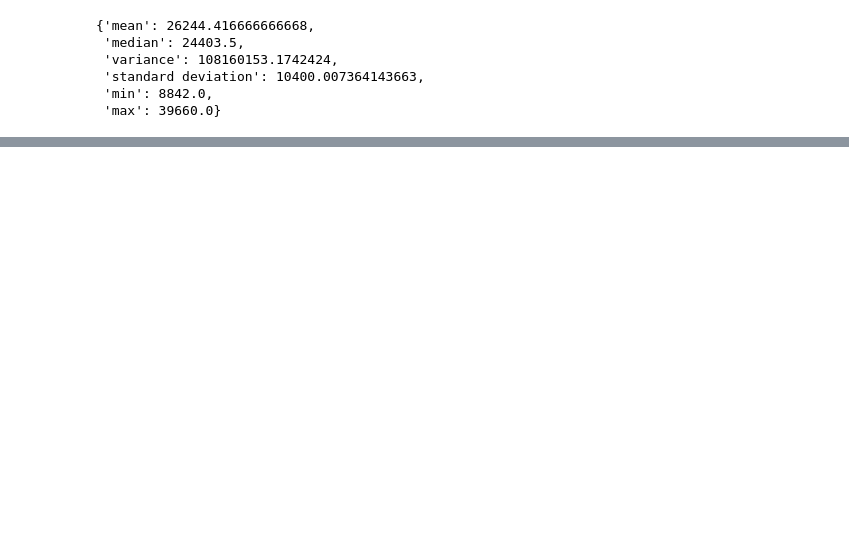
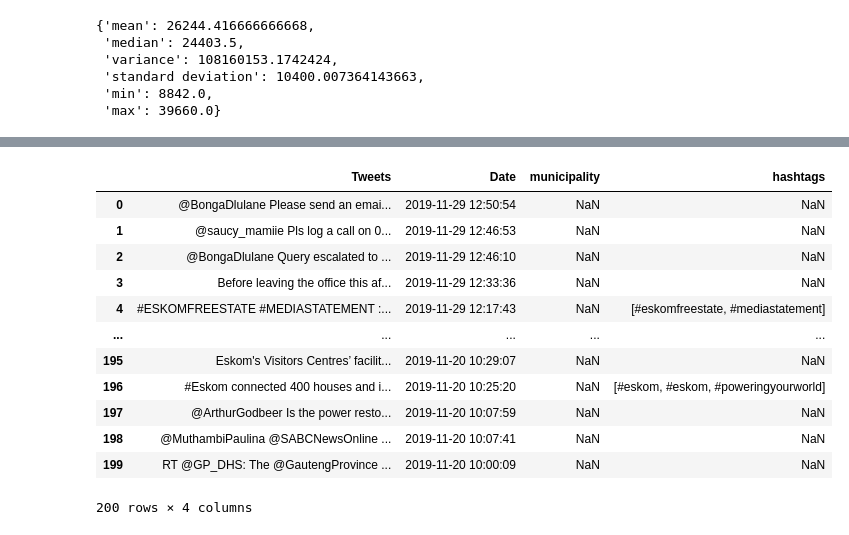
Before and after one commit to nthabeleng-vilakazi/Data-Science-Portfolio, a Jupyter notebook: Analysing Eskom Data/Function To Analyse Eskom Data.ipynb, the cells around one changed output, grey strips where cells are left out. Drawn from its saved outputs; the diff is of its cells as text; code cells hidden in the pictures; blank space fills up the shorter version.

```diff
--- a/Analysing Eskom Data/Function To Analyse Eskom Data.ipynb
+++ b/Analysing Eskom Data/Function To Analyse Eskom Data.ipynb
@@ -52,5 +43,4 @@ gauteng = [float(x) for x in gauteng]
 # %%
-url = 'https://raw.githubusercontent.com/RidhaMoosa/eskom_data-/master/twitter_nov_2019.csv'
-twitter_df = pd.read_csv(url)
-
-dates = twitter_df['Date'].to_list()
+twitter_url = 'https://raw.githubusercontent.com/Explore-AI/Public-Data/master/Data/twitter_nov_2019.csv'
+twitter_df = pd.read_csv(twitter_url)
+twitter_df.head()
@@ -183,0 +239,49 @@ def five_num_summary(items):
+# %%
+### START FUNCTION
+def extract_municipality_hashtags(df):
+    # your code here
+    muni = list(mun_dict.keys())
+    df1 = df.copy()
+    cities = []
+    hashtags = []
+
+    Tweets = list(df1['Tweets']) # Place Tweets in List
+    Tweets_Split = [] # Empty List for appending lists of words for each tweet
+    for Tweet in Tweets: # Loop to go through every Tweet in list
+        Tweets_Split.append(Tweet.lower().split()) # Append the split words to empty list created above
+
+    for tweet in Tweets_Split: # Go to each tweet in the split words list
+        city1 = '' # Create empty string to store city names
+        hashs = [] # Create list to store Hastags per tweet
+        for words in tweet: # Goto each word in the tweet
+            if words in muni: # if word is in Municipality Dict Keys
+                city1 = str(mun_dict[words]) # Then Store the City for the key
+            if '#' in words: # if word contains a Hashtag
+                words = words.lower() # Store Word as lower case
+                hashs.append(words) # append word to list of hashs for that tweet
+        cities.append(city1) # Store city Name and append to list for each tweet
+        hashtags.append(hashs) # Store hastags per tweet and append to list
+
+    cities = [np.nan if x == '' else x for x in cities] # Replace empty string with np.nan
+    df1['municipality'] = cities # Insert
+    df1['hashtags'] = hashtags #Insert
+    df1['hashtags'] = df1['hashtags'].apply(lambda y: np.nan if len(y)==0 else y) # Replace empty lists(no hashtags) with np.nan
+
+    return df1
+### END FUNCTION
+# %%
+extract_municipality_hashtags(twitter_df.copy())
+# %% [output]
+|  | Tweets | Date | municipality | hashtags |
+| 0 | @BongaDlulane Please send an emai... | 2019-11-29 12:50:54 | NaN | NaN |
+| 1 | @saucy_mamiie Pls log a call on 0... | 2019-11-29 12:46:53 | NaN | NaN |
+| 2 | @BongaDlulane Query escalated to ... | 2019-11-29 12:46:10 | NaN | NaN |
+| 3 | Before leaving the office this af... | 2019-11-29 12:33:36 | NaN | NaN |
+| 4 | #ESKOMFREESTATE #MEDIASTATEMENT :... | 2019-11-29 12:17:43 | NaN | [#eskomfreestate, #mediastatement] |
+| ... | ... | ... | ... | ... |
+| 195 | Eskom's Visitors Centres’ facilit... | 2019-11-20 10:29:07 | NaN | NaN |
+| 196 | #Eskom connected 400 houses and i... | 2019-11-20 10:25:20 | NaN | [#eskom, #eskom, #poweringyourworld] |
+| 197 | @ArthurGodbeer Is the power resto... | 2019-11-20 10:07:59 | NaN | NaN |
+| 198 | @MuthambiPaulina @SABCNewsOnline ... | 2019-11-20 10:07:41 | NaN | NaN |
+| 199 | RT @GP_DHS: The @GautengProvince ... | 2019-11-20 10:00:09 | NaN | NaN |
+200 rows × 4 columns
```
Also changed, not shown: parts of 32 cells of this notebook, 1 other file.
